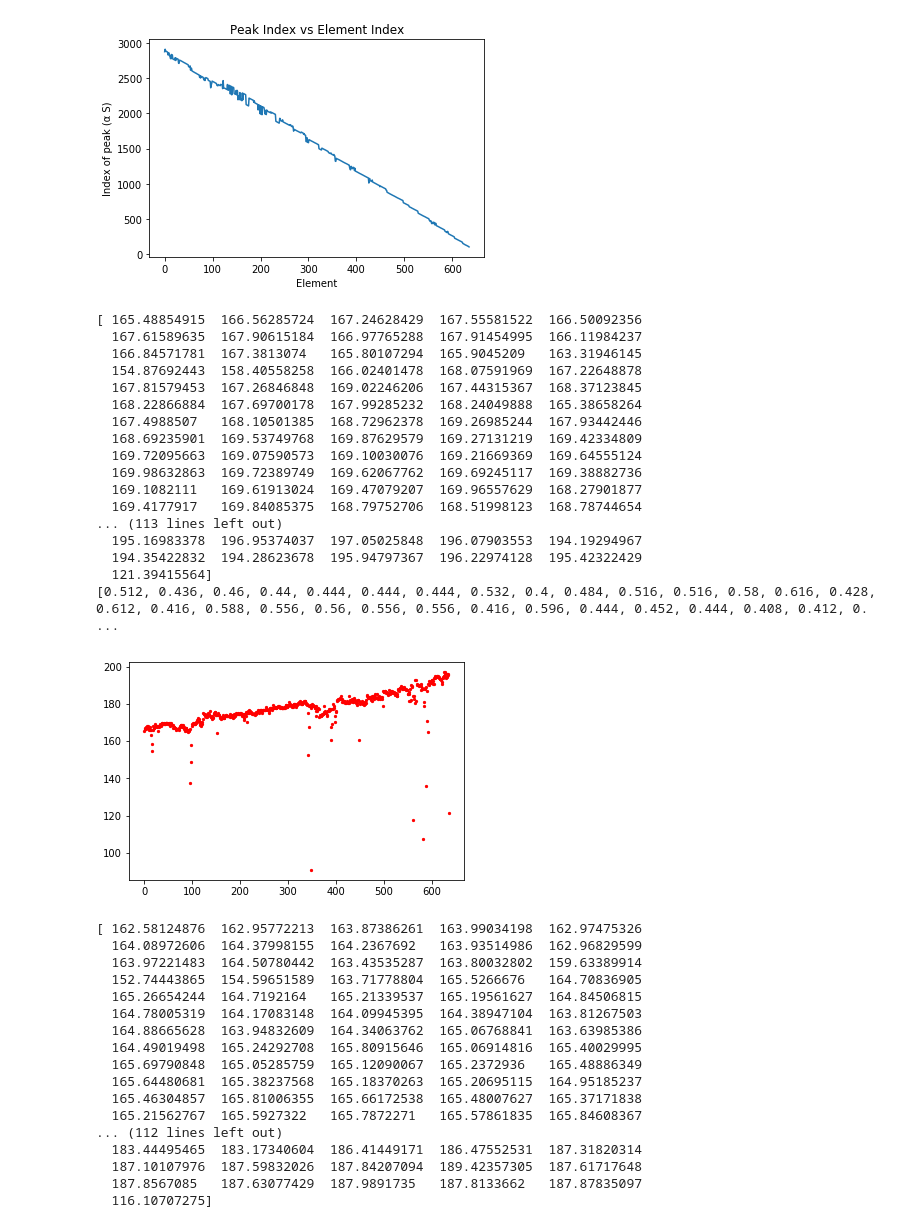
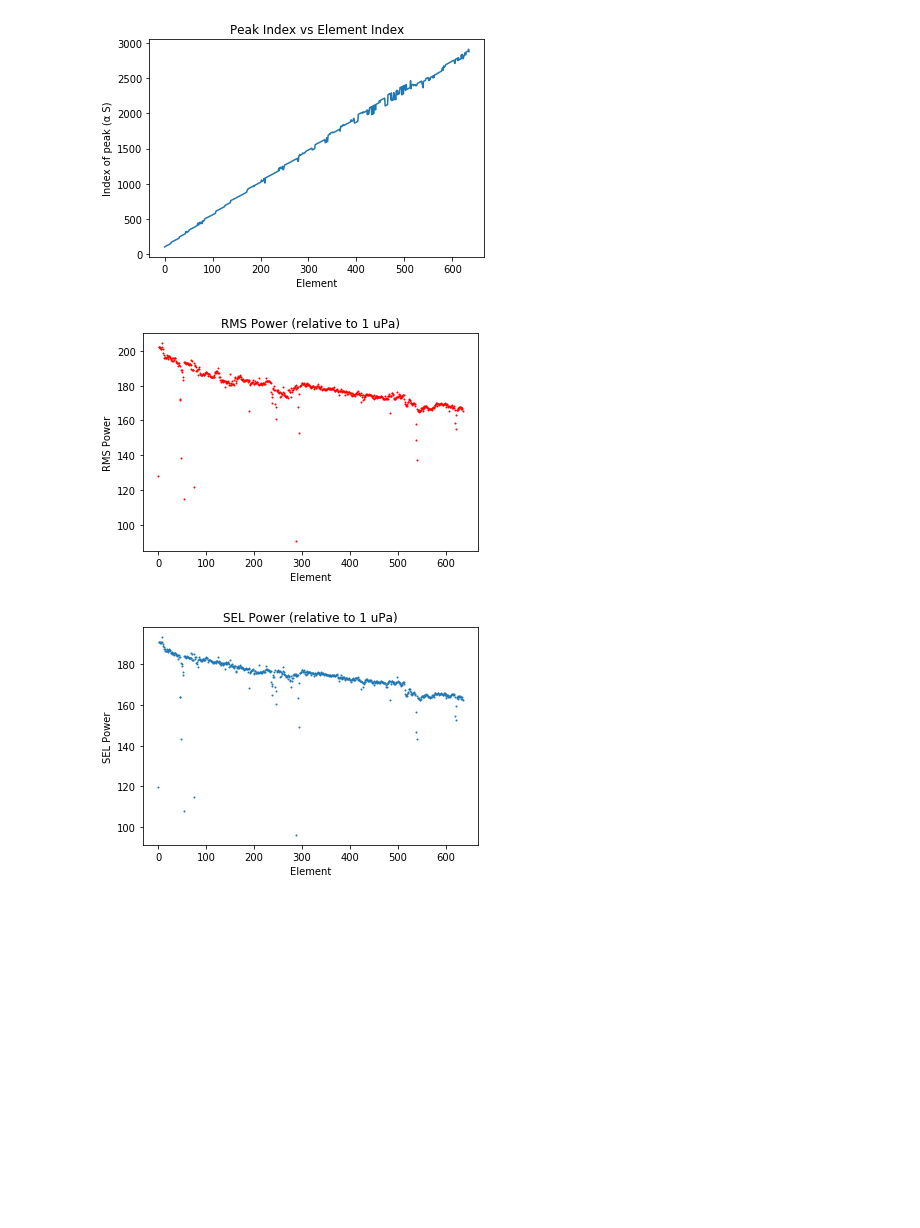
Before and after one commit to efreneau/Machine-Learning-On-Seismic-Streamer-Data, a Jupyter notebook: Calculating RMS and SEL.ipynb, the cells around one changed output. Saved outputs shown, nothing was run; the diff lists cells and outputs as text; code cells hidden in the pictures; blank space fills up the shorter version.

```diff
--- a/Calculating RMS and SEL.ipynb
+++ b/Calculating RMS and SEL.ipynb
@@ -6,9 +6,7 @@ import scipy.signal as s
 from scipy.interpolate import interp1d
 from scipy.interpolate import InterpolatedUnivariateSpline
 import matplotlib.pyplot as plt
-
 import statsmodels.api as sm
-#from statsmodels.api import statsmodels.api.nonparametric.smoothers_lowess as sm
 import numpy as np
 
 def todB(x): return 10 * np.log10(abs(x))
@@ -40,7 +38,7 @@ f1=test['Data1']
 #f1=f2
 
 f1=np.transpose(f1) #puts data on it's side (easier to work with rows)
-#f1=f1[::-1]#reverses
+f1=f1[::-1]#reverses
 f1 = f1*(10**6) #convert to micro pascals
 fs = 500
 # %%
@@ -64,15 +62,15 @@ peak=[]
 #forward 2 s
 winData = []#windowed data
 for row in fData:
-    peak1 = np.argmax(row[0:10*fs])#find peak
-    if(peak1>2*fs and peak1<len(row)-2*fs):#unobstructed 4 second window
-        DATA = row[peak1-2*fs:peak1+2*fs]#Keep data around the peak (2s before and after)
+    peak1 = np.argmax(row)#find peak row[0:10*fs]
+    if(peak1<2*fs):#Index too close to begining
+        w = row[0:peak1+2*fs]
+        DATA = np.concatenate([np.zeros(4*fs-len(w)),w])
     elif(peak1>len(row)-2*fs):#Peak is too close to the end
         w = row[peak1-2*fs:end]
-        DATA = np.concatenate(w,np.zeros(4*fs-len(w)))
-    else:#peak is to close to the begining index
-        w = row[peak1:peak1+2*fs]#one-sided window
-        DATA = np.concatenate((np.zeros(4*fs-len(w)),w))#pad #check
+        DATA = np.concatenate([w,np.zeros(4*fs-len(w))])
+    else:#peak is sufficient distance from both ends to get a full window
+        DATA = row[peak1-2*fs:peak1+2*fs]
     winData.append(DATA)
     peak.append(peak1)
 winData = np.asarray(winData)#recast as ndarray
@@ -82,46 +80,32 @@ plt.xlabel('Element')
 plt.ylabel('Index of peak (α S)')
 plt.show()
 # %% [output]
-[figure, old version]
+[figure, new version]
 # %%
 # IV. Calculate RMS of power
 
 squaredPressure = np.multiply(winData,winData)
 
 RMS = []
 T90 = []
 i = 0
 
 for row in squaredPressure:
     T90a=t90(row)
     RMS.append(10*np.log10(sum(row)/(fs*T90a)))#integrate squared pressure / T90
     i = i+1
     T90.append(T90a)
 RMS = np.asarray(RMS)#recast as ndarray
-print(RMS)
-print(T90)
+#print(RMS)
+#print(T90)
 b = np.linspace(0,len(RMS),len(RMS))
-plt.scatter(b,RMS,s=5,c='r')
+plt.scatter(b,RMS,s=1,c='r')
+plt.title('RMS Power (relative to 1 uPa)')
+plt.xlabel('Element')
+plt.ylabel('RMS Power')
 plt.show()
 # %% [output]
-[ 165.48854915  166.56285724  167.24628429  167.55581522  166.50092356
-  167.61589635  167.90615184  166.97765288  167.91454995  166.11984237
-  166.84571781  167.3813074   165.80107294  165.9045209   163.31946145
-  154.87692443  158.40558258  166.02401478  168.07591969  167.22648878
-  167.81579453  167.26846848  169.02246206  167.44315367  168.37123845
-  168.22866884  167.69700178  167.99285232  168.24049888  165.38658264
-  167.4988507   168.10501385  168.72962378  169.26985244  167.93442446
-  168.69235901  169.53749768  169.87629579  169.27131219  169.42334809
-  169.72095663  169.07590573  169.10030076  169.21669369  169.64555124
-  169.98632863  169.72389749  169.62067762  169.69245117  169.38882736
-  169.1082111   169.61913024  169.47079207  169.96557629  168.27901877
-  169.4177917   169.84085375  168.79752706  168.51998123  168.78744654
-... (113 lines left out)
-  195.16983378  196.95374037  197.05025848  196.07903553  194.19294967
-  194.35422832  194.28623678  195.94797367  196.22974128  195.42322429
-  121.39415564]
-[0.512, 0.436, 0.46, 0.44, 0.444, 0.444, 0.444, 0.532, 0.4, 0.484, 0.516, 0.516, 0.58, 0.616, 0.428, 0.612, 0.416, 0.588, 0.556, 0.56, 0.556, 0.556, 0.416, 0.596, 0.444, 0.452, 0.444, 0.408, 0.412, 0. ...
-[figure, old version]
+[figure, new version]
 # %%
 #IV. Calculate SEL Energy Density (dB)
 
@@ -132,24 +116,11 @@ for rms in RMS:
     SEL.append(rms+10*np.log10(T90[i]))# RMS + log(T90)
     i = i+1
 SEL = np.asarray(SEL)#recast as ndarray
-print(SEL)
-
-#scipy.io.savemat('Data1.mat', mdict={'SEL':SEL,'RMS':RMS,'Windowed': winData,'Filtered':fData,'Original':f1})#debug
+#print(SEL)
+plt.scatter(b,SEL,s=1)
+plt.title('SEL Power (relative to 1 uPa)')
+plt.xlabel('Element')
+plt.ylabel('SEL Power')
+plt.show()
 # %% [output]
-[ 162.58124876  162.95772213  163.87386261  163.99034198  162.97475326
-  164.08972606  164.37998155  164.2367692   163.93514986  162.96829599
-  163.97221483  164.50780442  163.43535287  163.80032802  159.63389914
-  152.74443865  154.59651589  163.71778804  165.5266676   164.70836905
-  165.26654244  164.7192164   165.21339537  165.19561627  164.84506815
-  164.78005319  164.17083148  164.09945395  164.38947104  163.81267503
-  164.88665628  163.94832609  164.34063762  165.06768841  163.63985386
-  164.49019498  165.24292708  165.80915646  165.06914816  165.40029995
-  165.69790848  165.05285759  165.12090067  165.2372936   165.48886349
-  165.64480681  165.38237568  165.18370263  165.20695115  164.95185237
-  165.46304857  165.81006355  165.66172538  165.48007627  165.37171838
-  165.21562767  165.5927322   165.7872271   165.57861835  165.84608367
-... (112 lines left out)
-  183.44495465  183.17340604  186.41449171  186.47552531  187.31820314
-  187.10107976  187.59832026  187.84207094  189.42357305  187.61717648
-  187.8567085   187.63077429  187.9891735   187.8133662   187.87835097
-  116.10707275]
+[figure, added]
```
Also changed, not shown: parts of 5 cells of this notebook.
